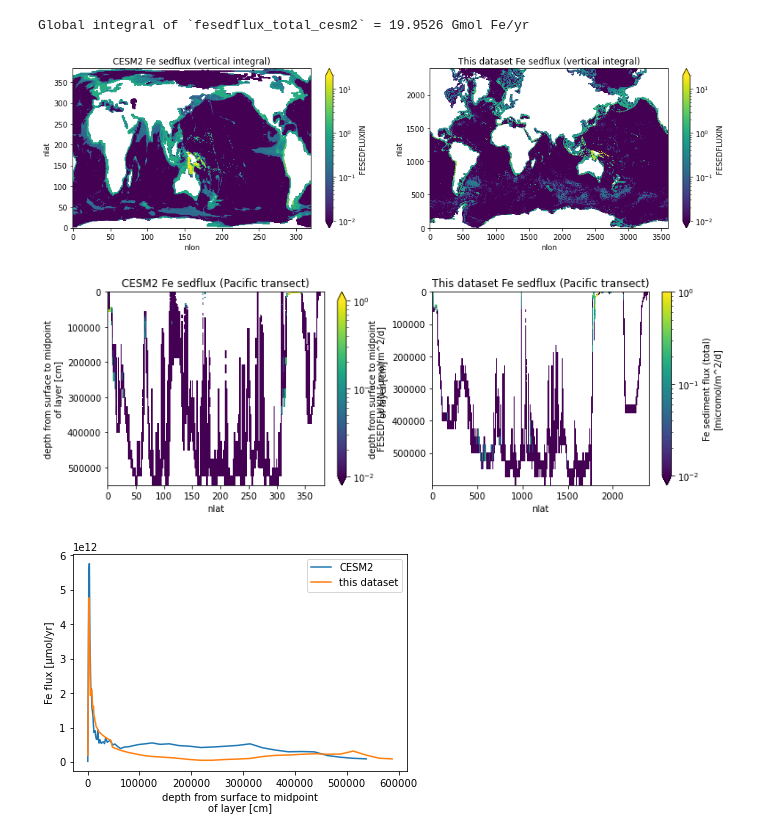
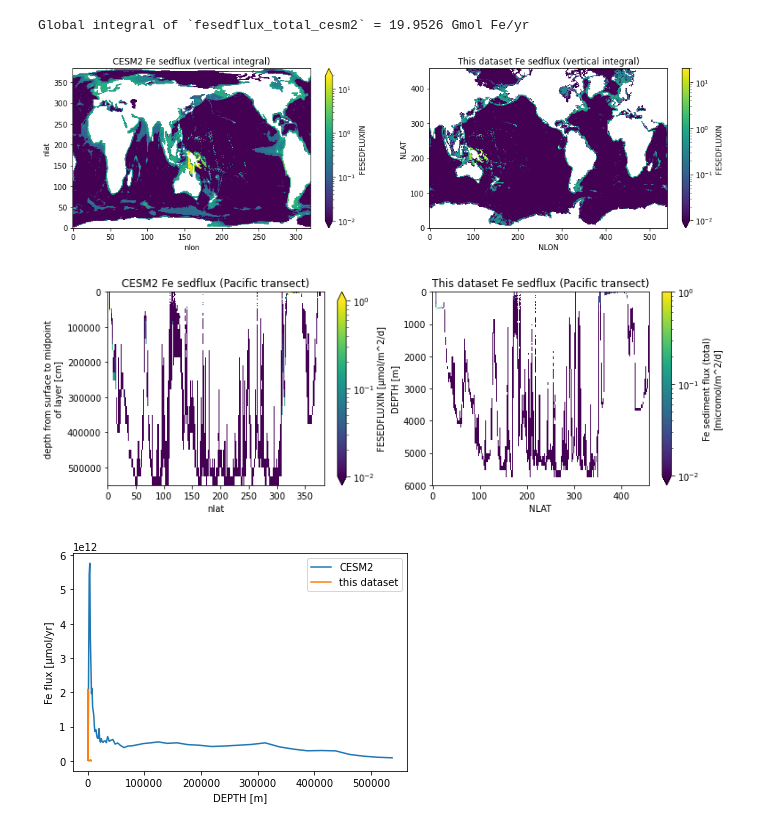
Before and after one commit to marbl-ecosys/forcing-Fe-sedflux, a Jupyter notebook: notebooks/Fe_sediment_flux_forcing.ipynb, the cells around one changed output. Saved outputs shown, nothing was run; the diff lists cells and outputs as text; code cells hidden in the pictures.

```diff
--- a/notebooks/Fe_sediment_flux_forcing.ipynb
+++ b/notebooks/Fe_sediment_flux_forcing.ipynb
@@ -86,3 +85,6 @@ dst_grid = 'POP_tx0.1v3'
+# %%
+# dst_grid = 'POP_tx0.1v3'
+dst_grid = 'MOM_tx0.66v1'
 # %%
 POC_flux_gCm2yr_max = 20.
 POC_flux_gCm2yr_min = 3.
@@ -117,5 +119,11 @@ elif dst_grid == 'POP_tx0.1v3':
     ltripole = True
     data_in_src_grid['velocity'] = 'POP_tx0.1v3'
 
+elif dst_grid == 'MOM_tx0.66v1':
+    land_adj_sedfrac_min = 0.03
+    coef_fesedflux_POC_flux = 0.01614 # (mmolFe/m^2/yr)/(gC/m^2/yr) #  * 1.6
+    coef_fesedflux_current_speed2 = 0.0006568 # * 1.2
+    ltripole = True
+
 data_in_src_grid
 # %% [output]
@@ -123,7 +131,10 @@ data_in_src_grid
 # %% [markdown]
 ### Get model data `POC_FLUX_IN`, `UVEL`, `VVEL`
 # %%
-ds = pop_tools.get_grid(dst_grid)
+try:
+    ds = pop_tools.get_grid(dst_grid)
+except:
+    ds = util.get_MOM_grid(dst_grid)
 
 for var_group, src_grid in data_in_src_grid.items():
     zarr_in = f'{util.dirwork}/{var_group}.{src_grid}_to_{dst_grid}.zarr'
@@ -343,15 +379,31 @@ dso.FESEDFLUXIN_reduce.encoding = {'_FillValue': None, 'dtype': np.single}
 dso['FESEDFLUXIN_oxic'] = fesedflux_oxic
 dso.FESEDFLUXIN_oxic.encoding = {'_FillValue': None, 'dtype': np.single}
 
-for v in ['TAREA', 'TLONG', 'TLAT', 'KMT', 'z_t']:
-    dso[v] = ds[v]
-    dso.encoding['_FillValue'] = None
+# Rename variables, unit conversion
+dso['KMT'] = ds['KMT']
+dso['TAREA'] = ds['TAREA']/1e4
+dso['TAREA'].attrs['units'] = 'm^2'
+dso['TAREA'].encoding['_FillValue'] = None
+dso['z_t'] = ds['z_t']/100.
+dso['z_t'].attrs['units'] = 'm'
+dso['z_t'].encoding['_FillValue'] = None
+dso = dso.rename({'z_t': 'DEPTH', 'nlat': 'NLAT', 'nlon': 'NLON'})
+dso['DEPTH_EDGES'] = xr.DataArray(util.get_WOA_zt_and_zw()[1]/100, dims='DEPTH_EDGES')
+dso['DEPTH_EDGES'].attrs['units'] = 'm'
+dso['DEPTH_EDGES'].encoding['_FillValue'] = None
+dso['DEPTH'].attrs['edges'] = 'DEPTH_EDGES'
+
+# Replace subsurface NaNs with 0
+for k in range(1,len(dso['DEPTH'])):
+    for var in ['FESEDFLUXIN', 'FESEDFLUXIN_reduce', 'FESEDFLUXIN_oxic']:
+        dso[var].data[k,:,:] = np.where(np.logical_and(np.isnan(dso[var].data[k,:,:]), np.logical_not(np.isnan(dso[var].data[0,:,:]))),
+                                        0., dso[var].data[k,:,:])
 
 datestamp = datetime.now(timezone.utc).strftime("%Y-%m-%d")
 dso.attrs['history'] = f'created by {id_string} on {datestamp}'
 
 datestamp = date.today().strftime("%y%m%d")
-file_out = f'{util.dirout}/fesedflux_total_reduce_oxic_{dst_grid}.c{datestamp}.nc'
+file_out = f'{util.dirout}/fesedflux_total_reduce_oxic_{dst_grid[4:]}.c{datestamp}.nc'
 
 dso.to_netcdf(file_out)
 util.ncks_fl_fmt64bit(file_out)
@@ -406,32 +458,32 @@ Global integral of `fesedflux_total_cesm2` = 19.9526 Gmol Fe/yr
 # %%
 fig = plt.figure(figsize=(16, 4))
 ax = fig.add_subplot(1, 2, 1)
 cesm2.FESEDFLUXIN.sum('z_t').plot(norm=colors.LogNorm(vmin=1e-2, vmax=20.))
 plt.title('CESM2 Fe sedflux (vertical integral)')
 
 ax = fig.add_subplot(1, 2, 2)
-dso.FESEDFLUXIN.sum('z_t').plot(norm=colors.LogNorm(vmin=1e-2, vmax=20.))
+dso.FESEDFLUXIN.sum('DEPTH').plot(norm=colors.LogNorm(vmin=1e-2, vmax=20.))
 plt.title('This dataset Fe sedflux (vertical integral)')
 
 
 fig = plt.figure(figsize=(12,4))
 ax = fig.add_subplot(1, 2, 1)
 cesm2.FESEDFLUXIN.isel(nlon=200).plot(yincrease=False, norm=colors.LogNorm(vmin=1e-2, vmax=1.))
 plt.title('CESM2 Fe sedflux (Pacific transect)')
 
 ax = fig.add_subplot(1, 2, 2)
-dso.FESEDFLUXIN.isel(nlon=i_pacific).plot(yincrease=False, norm=colors.LogNorm(vmin=1e-2, vmax=1.))
+dso.FESEDFLUXIN.isel(NLON=i_pacific).plot(yincrease=False, norm=colors.LogNorm(vmin=1e-2, vmax=1.))
 plt.title('This dataset Fe sedflux (Pacific transect)')
 
 plt.figure()
 esmlab.statistics.weighted_sum(cesm2.FESEDFLUXIN, weights=cesm2.AREA_m2, dim=('nlat', 'nlon')).plot(label='CESM2')
-esmlab.statistics.weighted_sum(dso.FESEDFLUXIN, weights=ds.TAREA/cm2_per_m2, dim=('nlat', 'nlon')).plot(label='this dataset')
+esmlab.statistics.weighted_sum(dso.FESEDFLUXIN, weights=dso.TAREA, dim=('NLAT', 'NLON')).plot(label='this dataset')
 plt.ylabel('Fe flux [µmol/yr]')
 plt.legend();
 # %% [output]
-[figure, old version]
+[figure, new version]
-[figure, old version]
+[figure, new version]
-[figure, old version]
+[figure, new version]
 # %%
 %load_ext watermark
 %watermark --iversion -g  -m -v -u -d
```
Also changed, not shown: parts of 17 cells of this notebook, 5 other files.
